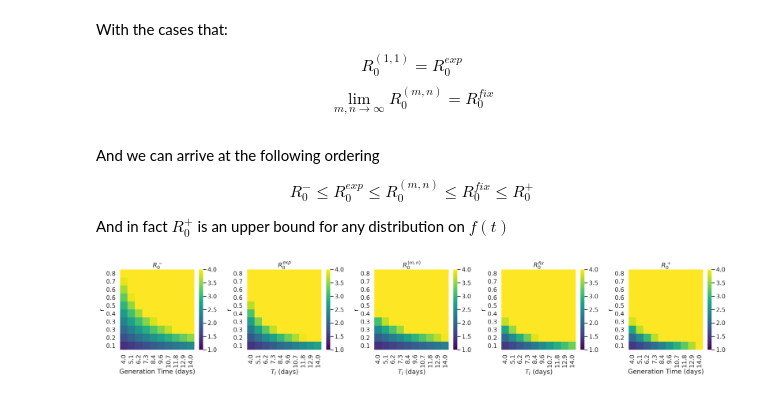
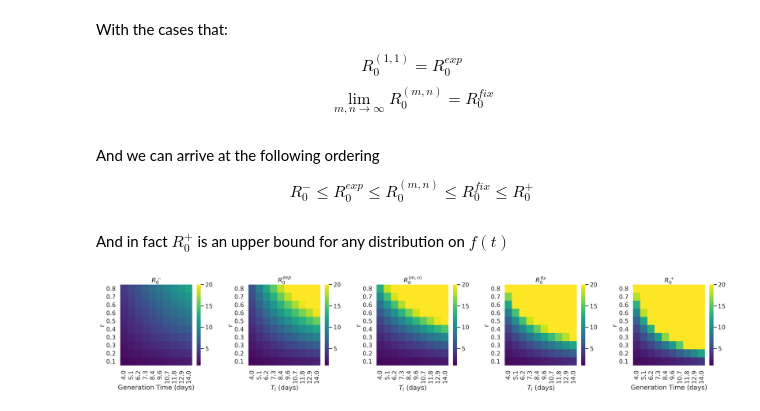
Before and after one commit to MJHutchinson/personal-website, a Jupyter notebook: static/files/modelling-infectious-diseases/chapter-13.ipynb, the cells around one changed output. Cells and saved outputs as stored; diff of their text form; code cells hidden in the pictures.

```diff
--- a/static/files/modelling-infectious-diseases/chapter-13.ipynb
+++ b/static/files/modelling-infectious-diseases/chapter-13.ipynb
@@ -430,8 +458,8 @@ $$ \lim_{m, n \to \infty} R_0^{(m,n)} = R_0^{fix} $$
 And we can arrive at the following ordering
 
 $$ R_0^- \leq R_0^{exp} \leq R_0^{(m,n)} \leq R_0^{fix} \leq R_0^+ $$
-
-And in fact $R_0^+$ is an upper bound for any distribution on $f(t)$
+# %% [markdown]
+And in fact $R_0^+$ is an upper bound for any distribution on $f(t)$
 # %%
 def R0plus(r, TG):
     return np.exp(np.outer(r, TG))
@@ -457,7 +485,7 @@ def R0fix(r, TE, TI):
 def R0gamma(r, TE, TI, m, n):
     return float( (r * TI * (1 + (r*TE)/m)**m) / (1 - (1 + (r * TI)/n )**(-n)) )
 
-
+vmax=20
 
 r = np.linspace(0.8, 0.1, 10)
 TG = np.linspace(4, 14, 10)
@@ -470,7 +498,7 @@ fig, axs = plt.subplots(1, 5, figsize=(25, 5))
 sns.heatmap(
     R0minus(r, TG),
     vmin=1,
-    vmax=4,
+    vmax=vmax,
     xticklabels=list(np.round(TG, decimals=1)),
     yticklabels=list(np.round(r, decimals=1)),
     cmap='viridis',
@@ -484,7 +512,7 @@ axs[0].tick_params(axis='y', labelrotation=0)
 sns.heatmap(
     grid_eval(R0exp, r, TE, TI).squeeze(),
     vmin=1,
-    vmax=4,
+    vmax=vmax,
     xticklabels=list(np.round(TG, decimals=1)),
     yticklabels=list(np.round(r, decimals=1)),
     cmap='viridis',
@@ -498,7 +526,7 @@ axs[1].tick_params(axis='y', labelrotation=0)
 sns.heatmap(
     grid_eval(lambda a, b, c: R0gamma(a, b, c, m, n), r, TE, TI).squeeze(),
     vmin=1,
-    vmax=4,
+    vmax=vmax,
     xticklabels=list(np.round(TG, decimals=1)),
     yticklabels=list(np.round(r, decimals=1)),
     cmap='viridis',
@@ -512,7 +540,7 @@ axs[2].tick_params(axis='y', labelrotation=0)
 sns.heatmap(
     grid_eval(R0fix, r, TE, TI).squeeze(),
     vmin=1,
-    vmax=4,
+    vmax=vmax,
     xticklabels=list(np.round(TG, decimals=1)),
     yticklabels=list(np.round(r, decimals=1)),
     cmap='viridis',
@@ -526,32 +554,32 @@ axs[3].tick_params(axis='y', labelrotation=0)
 sns.heatmap(
     R0plus(r, TG),
     vmin=1,
-    vmax=4,
+    vmax=vmax,
     xticklabels=list(np.round(TG, decimals=1)),
     yticklabels=list(np.round(r, decimals=1)),
     cmap='viridis',
     ax = axs[4]
 )
 axs[4].set_xlabel('Generation Time (days)')
 axs[4].set_ylabel('r')
 axs[4].set_title('$R_0^+$')
 axs[4].tick_params(axis='y', labelrotation=0)
 
 plt.tight_layout()
 
 # sns.heatmap(
 #     R0minus(r, TG),
 #     vmin=1,
 #     vmax=4,
 #     xticklabels=list(np.round(TG, decimals=1)),
 #     yticklabels=list(np.round(r, decimals=1)),
 #     cmap='viridis',
 #     ax = axs[1]
 # )
 # axs[1].set_xlabel('Generation Time (days)')
 # axs[1].set_ylabel('r')
 # axs[1].set_title('$R_0^-$')
 # axs[1].tick_params(axis='y', labelrotation=0)
 plt.show()
 # %% [output]
-[figure, old version]
+[figure, new version]
```
Also changed, not shown: parts of 78 cells of this notebook, 1 other file.
